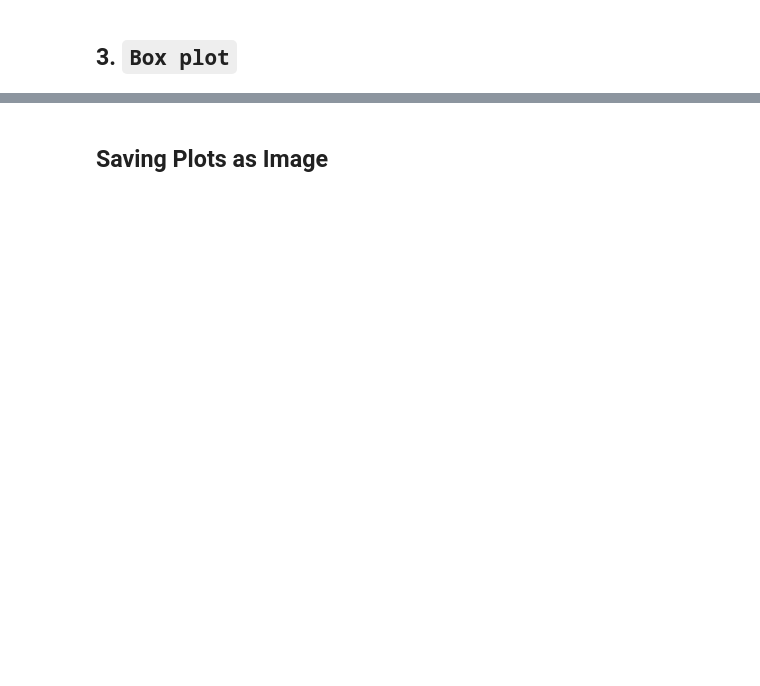
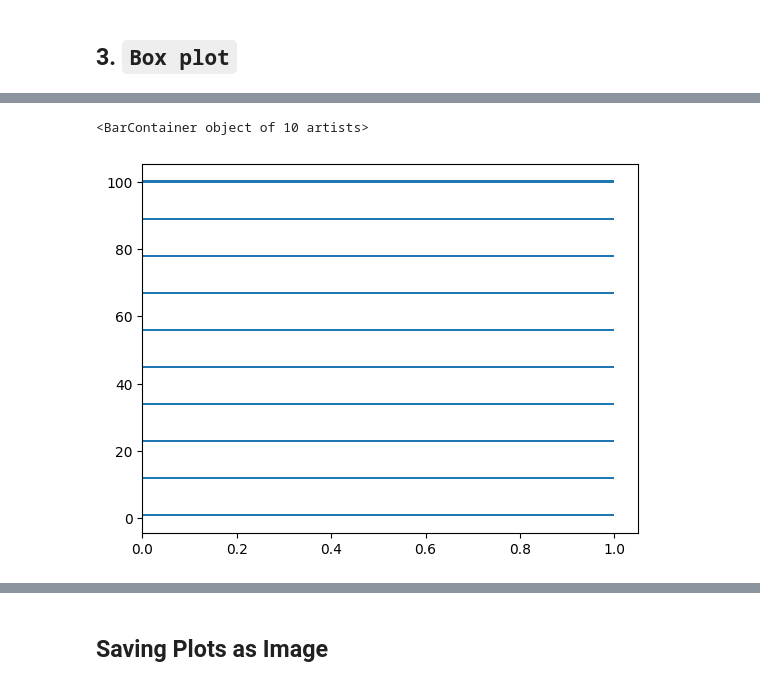
Before and after one commit to lazyaxe/Python, a Jupyter notebook: Data-Visualization/Matplotlib-Basics.ipynb, the cells around one changed output, grey strips where cells are left out. Saved outputs shown, nothing was run; the diff lists cells and outputs as text; code cells hidden in the pictures; blank space fills up the shorter version.

```diff
--- a/Data-Visualization/Matplotlib-Basics.ipynb
+++ b/Data-Visualization/Matplotlib-Basics.ipynb
@@ -106,0 +115,5 @@ plt.boxplot(x)
+# %%
+plt.barh(y = x, width = 1)
+# %% [output]
+<BarContainer object of 10 artists>
+[figure, added]
```
Also changed, not shown: parts of 15 cells of this notebook.
